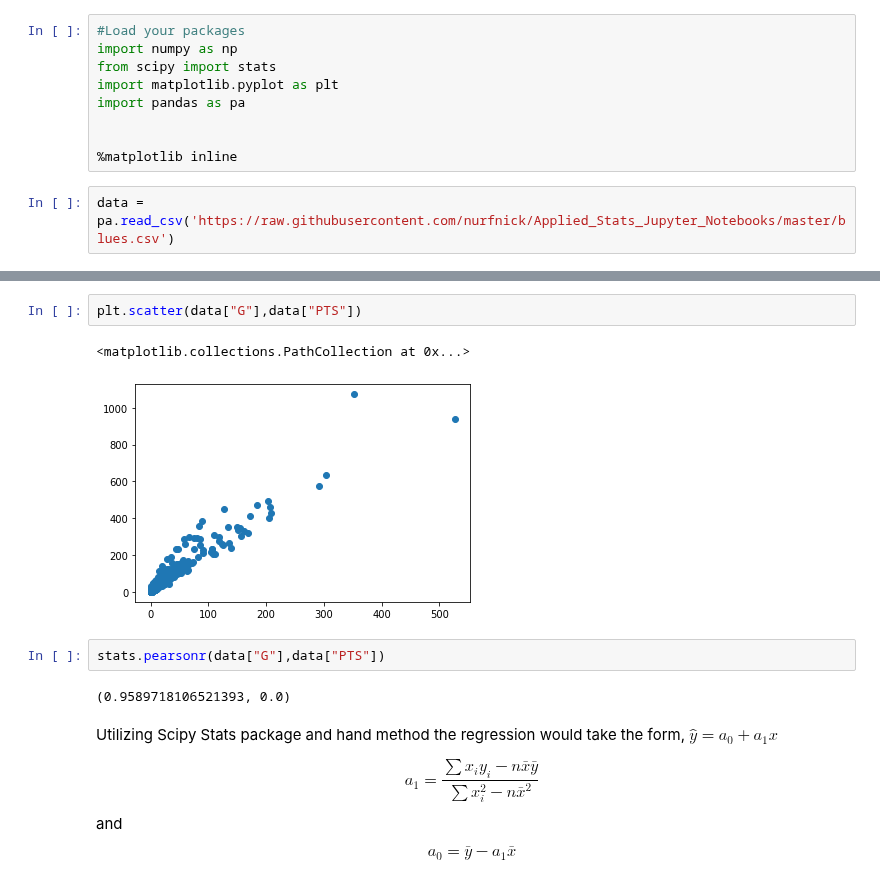
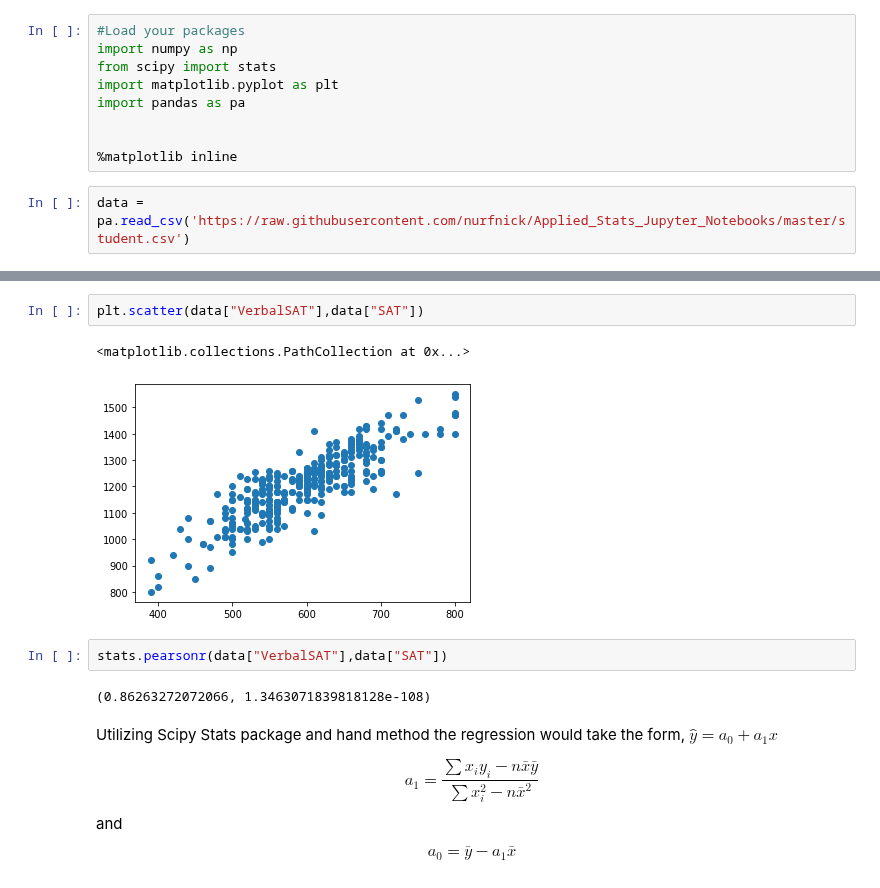
Before and after one commit to rajatlamsal00977/Project-1, a Jupyter notebook: Regression.ipynb, the cells around one changed output, grey strips where cells are left out. Saved outputs shown, nothing was run; the diff lists cells and outputs as text.

```diff
--- a/Regression.ipynb
+++ b/Regression.ipynb
@@ -10,7 +10,7 @@ import pandas as pa
 
 %matplotlib inline
 # %%
-data = pa.read_csv('https://raw.githubusercontent.com/nurfnick/Applied_Stats_Jupyter_Notebooks/master/blues.csv')
+data = pa.read_csv('https://raw.githubusercontent.com/nurfnick/Applied_Stats_Jupyter_Notebooks/master/student.csv')
 # %%
 data
 # %% [output]
@@ -37,14 +37,14 @@ stats.pearsonr(data["G"]+data["A"],data["PTS"])
 # %% [output]
 (1.0, 0.0)
 # %%
-plt.scatter(data["G"],data["PTS"])
+plt.scatter(data["VerbalSAT"],data["SAT"])
 # %% [output]
 <matplotlib.collections.PathCollection at 0x...>
-[figure, old version]
+[figure, new version]
 # %%
-stats.pearsonr(data["G"],data["PTS"])
+stats.pearsonr(data["VerbalSAT"],data["SAT"])
 # %% [output]
-(0.9589718106521393, 0.0)
+(0.86263272072066, 1.3463071839818128e-108)
 # %% [markdown]
 Utilizing Scipy Stats package and hand method the regression would take the form, $\hat y = a_0+a_1 x$
 
```
Also changed, not shown: parts of 19 cells of this notebook.
